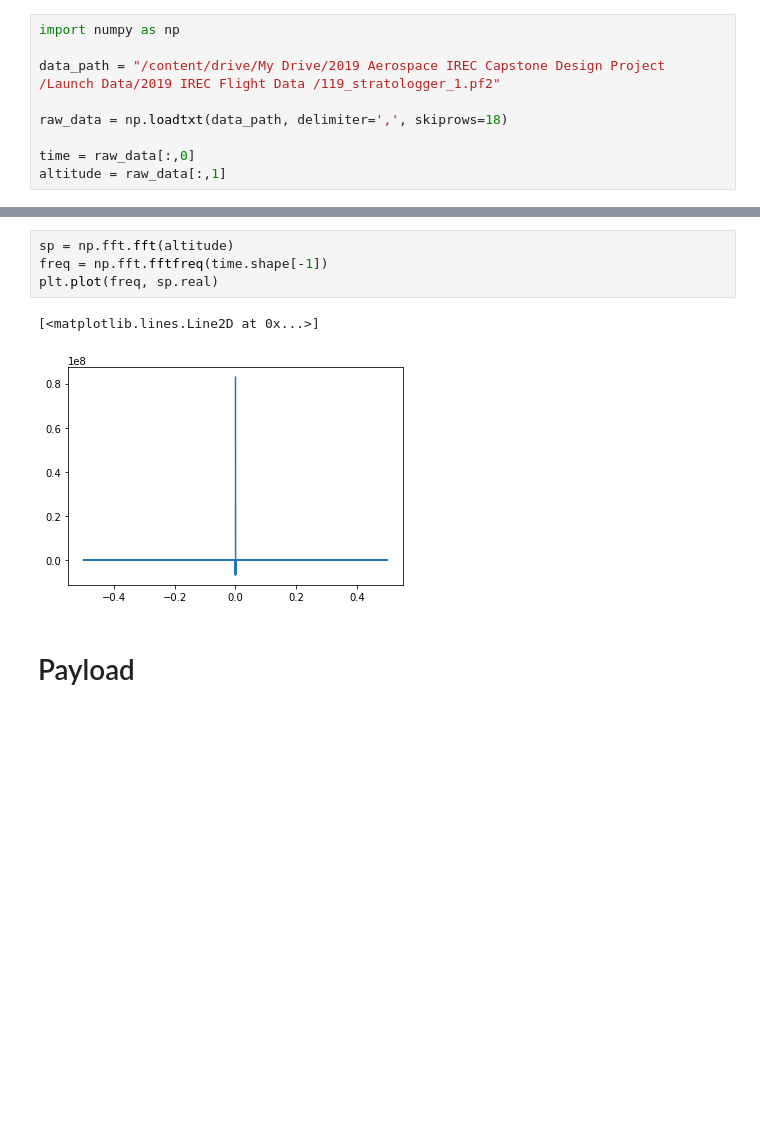
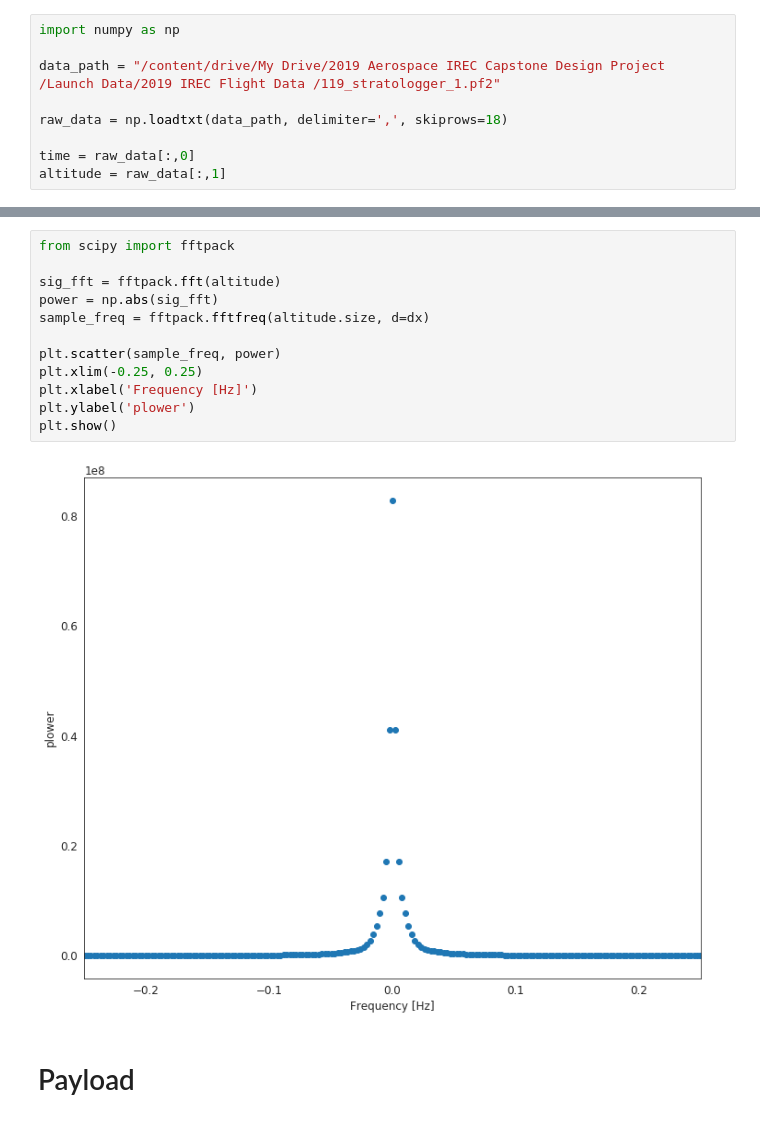
Before and after one commit to uwinrockets/2019_irec_flight_data, a Jupyter notebook: flight_data.ipynb, the cells around one changed output, grey strips where cells are left out. Cells and saved outputs as stored; diff of their text form; blank space fills up the shorter version.

```diff
--- a/flight_data.ipynb
+++ b/flight_data.ipynb
@@ -64,11 +67,18 @@ print("Ascent time: {}".format(time[ascent_time_index]))
 Ascent time: 40.8
-# %%
-sp = np.fft.fft(altitude)
-freq = np.fft.fftfreq(time.shape[-1])
-plt.plot(freq, sp.real)
-# %% [output]
-[<matplotlib.lines.Line2D at 0x...>]
-[figure, removed]
+# %%
+from scipy import fftpack
+
+sig_fft = fftpack.fft(altitude)
+power = np.abs(sig_fft)
+sample_freq = fftpack.fftfreq(altitude.size, d=dx)
+
+plt.scatter(sample_freq, power)
+plt.xlim(-0.25, 0.25)
+plt.xlabel('Frequency [Hz]')
+plt.ylabel('plower')
+plt.show()
+# %% [output]
+[figure, added]
 # %% [markdown]
 # Payload
 # %%
```
Also changed, not shown: parts of 9 cells of this notebook, 1 other file.
